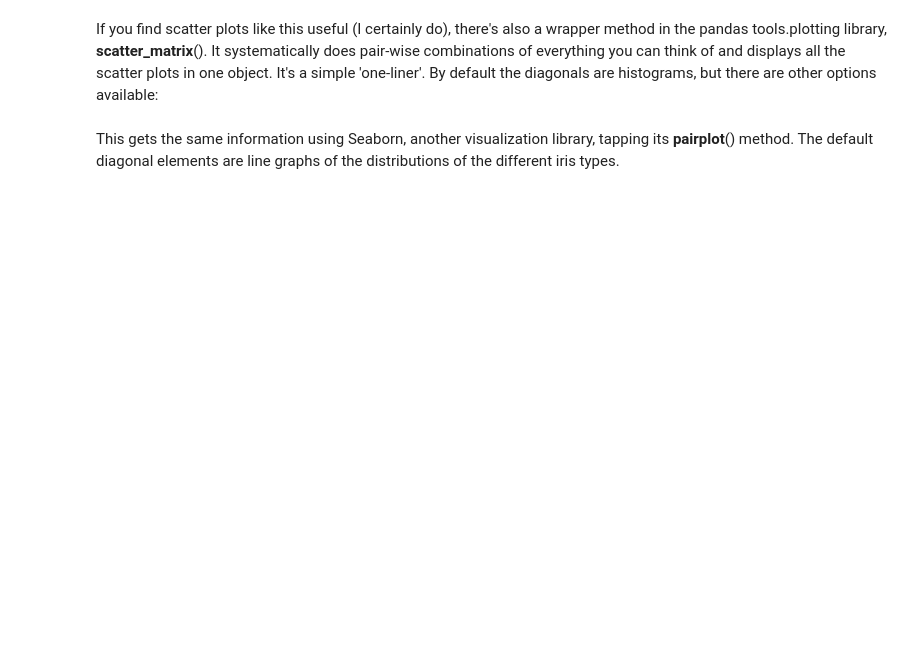
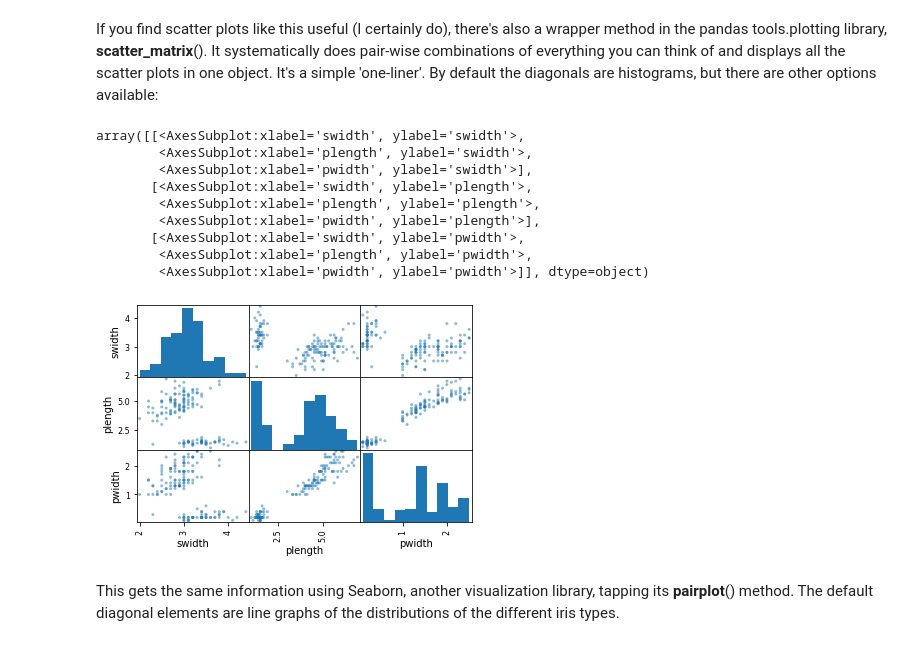
Before and after one commit to pbarton666/data_science_usn, a Jupyter notebook: py_class_day_5.ipynb, the cells around one changed output. Cells and saved outputs as stored; diff of their text form; code cells hidden in the pictures; blank space fills up the shorter version.

```diff
--- a/py_class_day_5.ipynb
+++ b/py_class_day_5.ipynb
@@ -1317,6 +1752,19 @@ also a wrapper method in the pandas tools.plotting library,
 everything you can think of and displays all the scatter plots in one
 object. It's a simple 'one-liner'. By default the diagonals are
 histograms, but there are other options available:
+# %%
+pd.plotting.scatter_matrix(df)
+# %% [output]
+array([[<AxesSubplot:xlabel='swidth', ylabel='swidth'>,
+        <AxesSubplot:xlabel='plength', ylabel='swidth'>,
+        <AxesSubplot:xlabel='pwidth', ylabel='swidth'>],
+       [<AxesSubplot:xlabel='swidth', ylabel='plength'>,
+        <AxesSubplot:xlabel='plength', ylabel='plength'>,
+        <AxesSubplot:xlabel='pwidth', ylabel='plength'>],
+       [<AxesSubplot:xlabel='swidth', ylabel='pwidth'>,
+        <AxesSubplot:xlabel='plength', ylabel='pwidth'>,
+        <AxesSubplot:xlabel='pwidth', ylabel='pwidth'>]], dtype=object)
+[figure, added]
 # %% [markdown]
 This gets the same information using Seaborn, another visualization
 library, tapping its **pairplot**() method. The default diagonal
```
Also changed, not shown: parts of 88 cells of this notebook, 1 other file.
